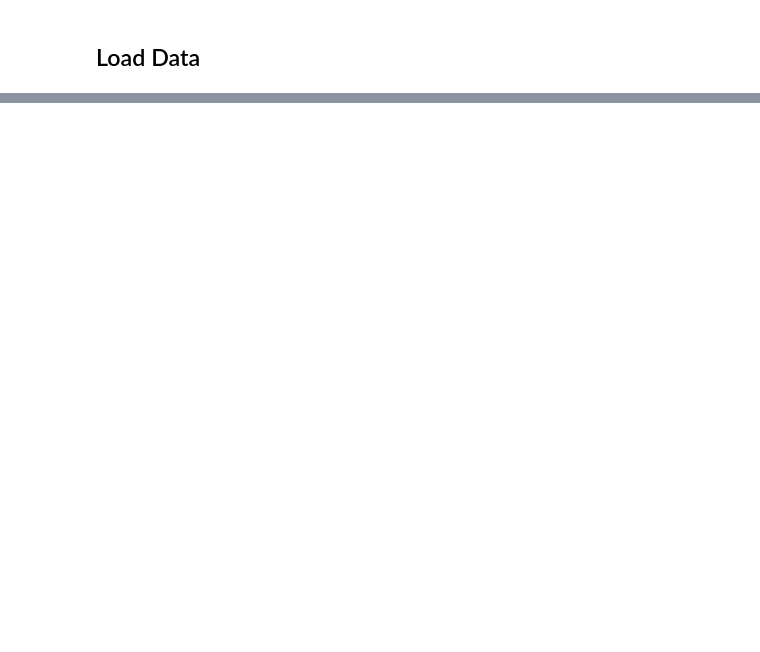
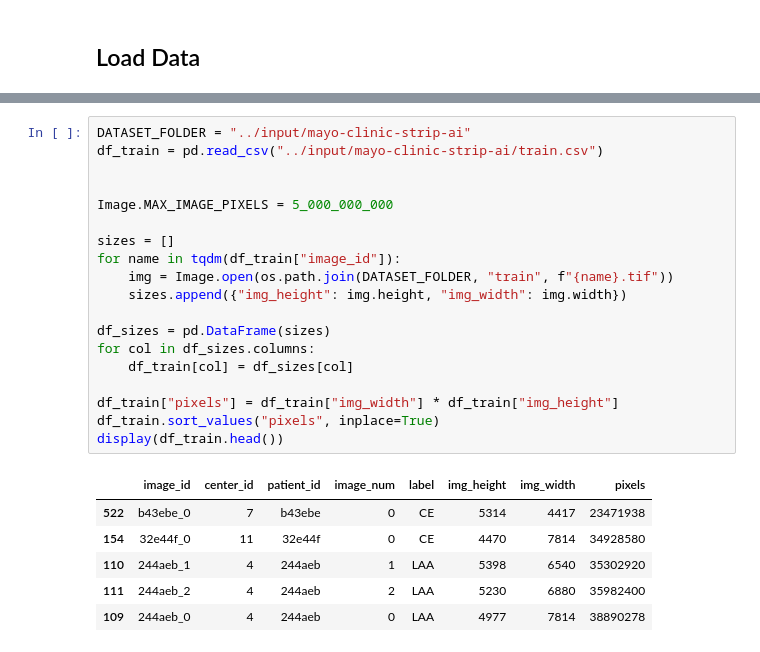
Before and after one commit to aadyar882/Mayo-Clinic-Strip-AI, a Jupyter notebook: mcs-ai.ipynb, the cells around one changed output, grey strips where cells are left out. Drawn from its saved outputs; the diff is of its cells as text; blank space fills up the shorter version.

```diff
--- a/mcs-ai.ipynb
+++ b/mcs-ai.ipynb
@@ -33,0 +51,26 @@ for dirname, _, filenames in os.walk('/kaggle/input'):
+# %%
+DATASET_FOLDER = "../input/mayo-clinic-strip-ai"
+df_train = pd.read_csv("../input/mayo-clinic-strip-ai/train.csv")
+
+
+Image.MAX_IMAGE_PIXELS = 5_000_000_000
+
+sizes = []
+for name in tqdm(df_train["image_id"]):
+    img = Image.open(os.path.join(DATASET_FOLDER, "train", f"{name}.tif"))
+    sizes.append({"img_height": img.height, "img_width": img.width})
+
+df_sizes = pd.DataFrame(sizes)
+for col in df_sizes.columns:
+    df_train[col] = df_sizes[col]
+
+df_train["pixels"] = df_train["img_width"] * df_train["img_height"]
+df_train.sort_values("pixels", inplace=True)
+display(df_train.head())
+# %% [output]
+|  | image_id | center_id | patient_id | image_num | label | img_height | img_width | pixels |
+| 522 | b43ebe_0 | 7 | b43ebe | 0 | CE | 5314 | 4417 | 23471938 |
+| 154 | 32e44f_0 | 11 | 32e44f | 0 | CE | 4470 | 7814 | 34928580 |
+| 110 | 244aeb_1 | 4 | 244aeb | 1 | LAA | 5398 | 6540 | 35302920 |
+| 111 | 244aeb_2 | 4 | 244aeb | 2 | LAA | 5230 | 6880 | 35982400 |
+| 109 | 244aeb_0 | 4 | 244aeb | 0 | LAA | 4977 | 7814 | 38890278 |
```
Also changed, not shown: parts of 23 cells of this notebook.
